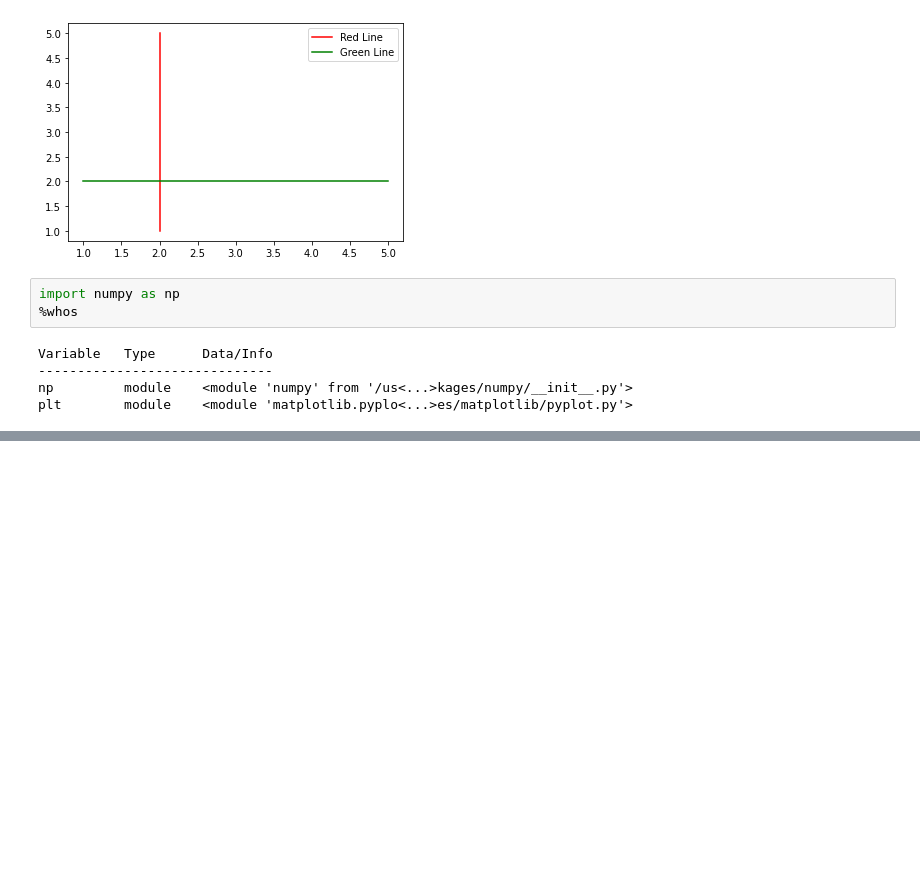
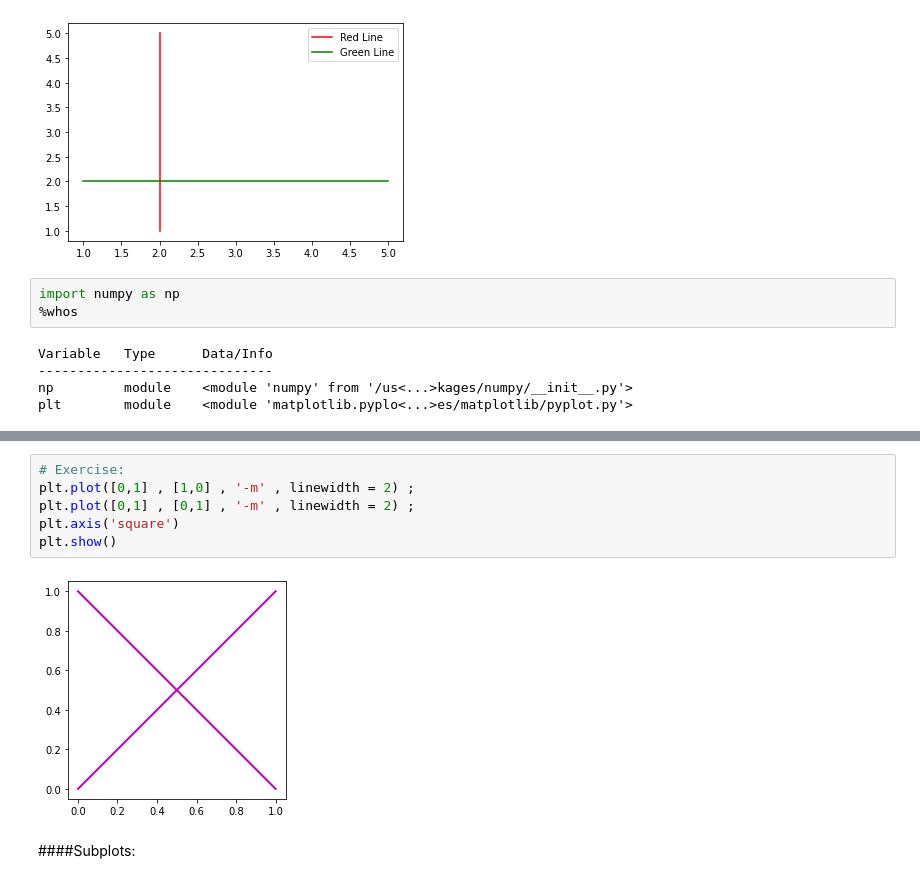
Before and after one commit to dabhimanyu/learn_to_code, a Jupyter notebook: 002_Mike_Python_lec_002.ipynb, the cells around one changed output, grey strips where cells are left out. Cells and saved outputs as stored; diff of their text form; blank space fills up the shorter version.

```diff
--- a/002_Mike_Python_lec_002.ipynb
+++ b/002_Mike_Python_lec_002.ipynb
@@ -360,0 +367,10 @@ x = np.linspace(0 , 3*np.pi , 123)
+# %%
+# Exercise:
+plt.plot([0,1] , [1,0] , '-m' , linewidth = 2) ;
+plt.plot([0,1] , [0,1] , '-m' , linewidth = 2) ;
+plt.axis('square')
+plt.show()
+# %% [output]
+[figure, added]
+# %% [markdown]
+####Subplots:
```
Also changed, not shown: parts of 7 cells of this notebook.
